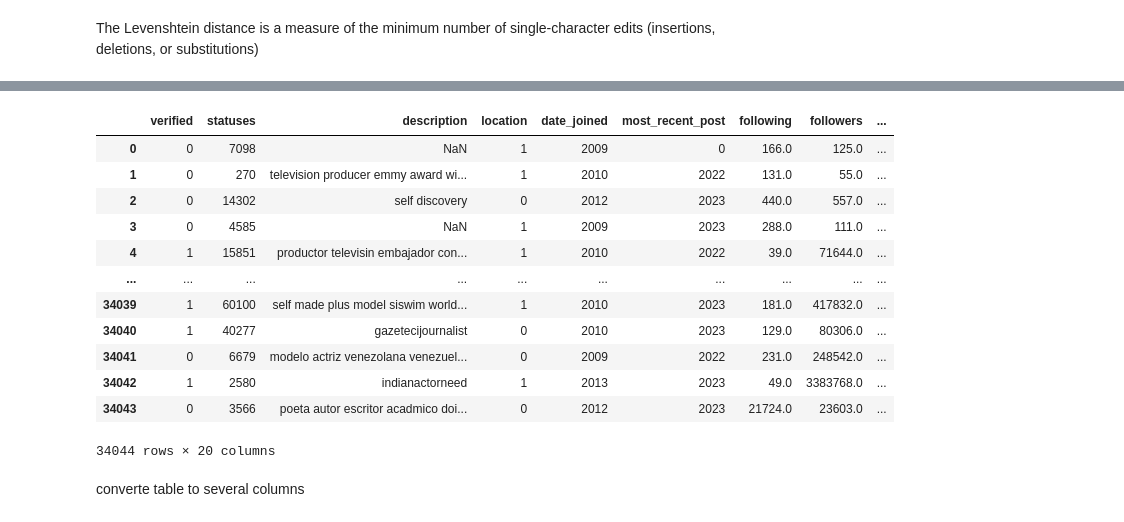
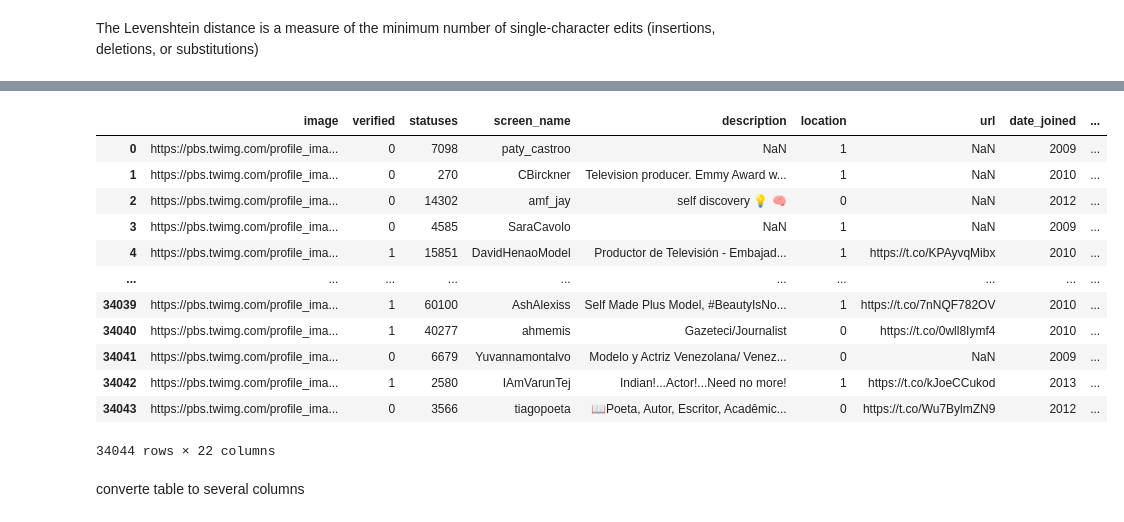
Before and after one commit to PFE2024/satt_ai, a Jupyter notebook: twitter/converteStringToFloat.ipynb, the cells around one changed output, grey strips where cells are left out. Drawn from its saved outputs; the diff is of its cells as text; code cells hidden in the pictures.

Commit message:
clean code+start tary to use desc for bot detect

```diff
--- a/twitter/converteStringToFloat.ipynb
+++ b/twitter/converteStringToFloat.ipynb
@@ -6,7 +6,7 @@ from datetime import datetime
 
 import requests
 # %%
-data = pd.read_csv("./Data/cleandatafromAPI.csv")
+data = pd.read_csv("./Data/cleandatafromAPIv2.csv")
 # %%
 # import random
 # data.loc[:,'fake_follower']=0.0
@@ -228,27 +198,27 @@ data
 # %%
 def creation_year(year):
     try:
         dt = datetime.strptime(str(year), '%Y-%m-%d %H:%M:%S')
         return dt.year
     except:
         return 0
 data['date_joined'] = data.apply(lambda row :creation_year(row["date_joined"]), axis=1)
 
 data['most_recent_post'] = data.apply(lambda row :creation_year(row["most_recent_post"]), axis=1)
-data =data.drop(["screen_name",	"display_name","image","background_image","url"], axis=1)
+data =data.drop(["display_name","background_image"], axis=1)
 data
 # %% [output]
-|  | verified | statuses | description | location | date_joined | most_recent_post | following | followers | ... |
-| 0 | 0 | 7098 | NaN | 1 | 2009 | 0 | 166.0 | 125.0 | ... |
-| 1 | 0 | 270 | television producer emmy award wi... | 1 | 2010 | 2022 | 131.0 | 55.0 | ... |
-| 2 | 0 | 14302 | self discovery | 0 | 2012 | 2023 | 440.0 | 557.0 | ... |
-| 3 | 0 | 4585 | NaN | 1 | 2009 | 2023 | 288.0 | 111.0 | ... |
-| 4 | 1 | 15851 | productor televisin embajador con... | 1 | 2010 | 2022 | 39.0 | 71644.0 | ... |
+|  | image | verified | statuses | screen_name | description | location | url | date_joined | ... |
+| 0 | https://pbs.twimg.com/profile_ima... | 0 | 7098 | paty_castroo | NaN | 1 | NaN | 2009 | ... |
+| 1 | https://pbs.twimg.com/profile_ima... | 0 | 270 | CBirckner | Television producer. Emmy Award w... | 1 | NaN | 2010 | ... |
+| 2 | https://pbs.twimg.com/profile_ima... | 0 | 14302 | amf_jay | self discovery 💡 🧠 | 0 | NaN | 2012 | ... |
+| 3 | https://pbs.twimg.com/profile_ima... | 0 | 4585 | SaraCavolo | NaN | 1 | NaN | 2009 | ... |
+| 4 | https://pbs.twimg.com/profile_ima... | 1 | 15851 | DavidHenaoModel | Productor de Televisión - Embajad... | 1 | https://t.co/KPAyvqMibx | 2010 | ... |
 | ... | ... | ... | ... | ... | ... | ... | ... | ... | ... |
-| 34039 | 1 | 60100 | self made plus model siswim world... | 1 | 2010 | 2023 | 181.0 | 417832.0 | ... |
-| 34040 | 1 | 40277 | gazetecijournalist | 0 | 2010 | 2023 | 129.0 | 80306.0 | ... |
-| 34041 | 0 | 6679 | modelo actriz venezolana venezuel... | 0 | 2009 | 2022 | 231.0 | 248542.0 | ... |
-| 34042 | 1 | 2580 | indianactorneed | 1 | 2013 | 2023 | 49.0 | 3383768.0 | ... |
-| 34043 | 0 | 3566 | poeta autor escritor acadmico doi... | 0 | 2012 | 2023 | 21724.0 | 23603.0 | ... |
+| 34039 | https://pbs.twimg.com/profile_ima... | 1 | 60100 | AshAlexiss | Self Made Plus Model, #BeautyIsNo... | 1 | https://t.co/7nNQF782OV | 2010 | ... |
+| 34040 | https://pbs.twimg.com/profile_ima... | 1 | 40277 | ahmemis | Gazeteci/Journalist | 0 | https://t.co/0wll8Iymf4 | 2010 | ... |
+| 34041 | https://pbs.twimg.com/profile_ima... | 0 | 6679 | Yuvannamontalvo | Modelo y Actriz Venezolana/ Venez... | 0 | NaN | 2009 | ... |
+| 34042 | https://pbs.twimg.com/profile_ima... | 1 | 2580 | IAmVarunTej | Indian!...Actor!...Need no more! | 1 | https://t.co/kJoeCCukod | 2013 | ... |
+| 34043 | https://pbs.twimg.com/profile_ima... | 0 | 3566 | tiagopoeta | 📖Poeta, Autor, Escritor, Acadêmic... | 0 | https://t.co/Wu7BylmZN9 | 2012 | ... |
-34044 rows × 20 columns
+34044 rows × 22 columns
 # %%
```
Also changed, not shown: parts of 28 cells of this notebook, 26 other files.
